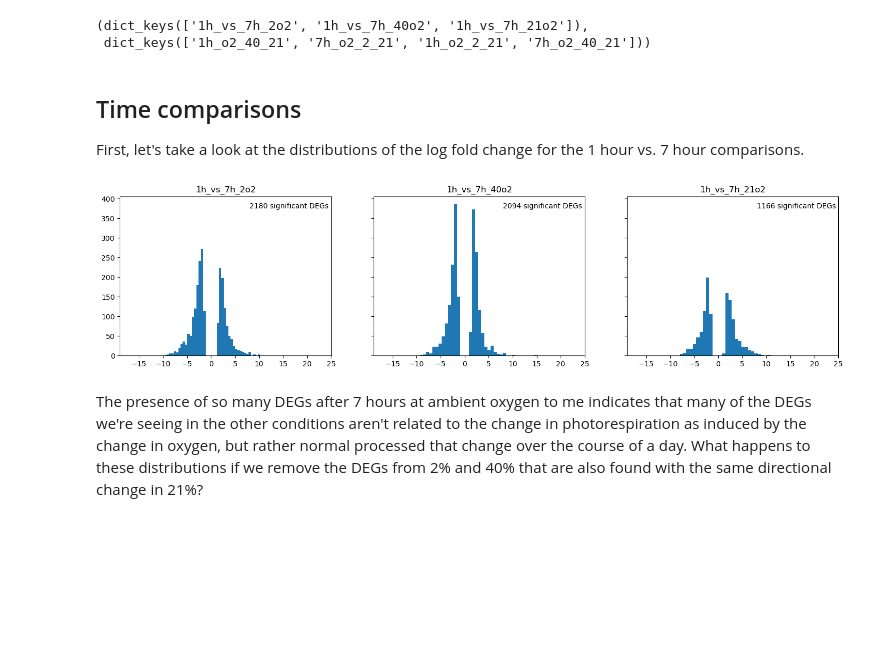
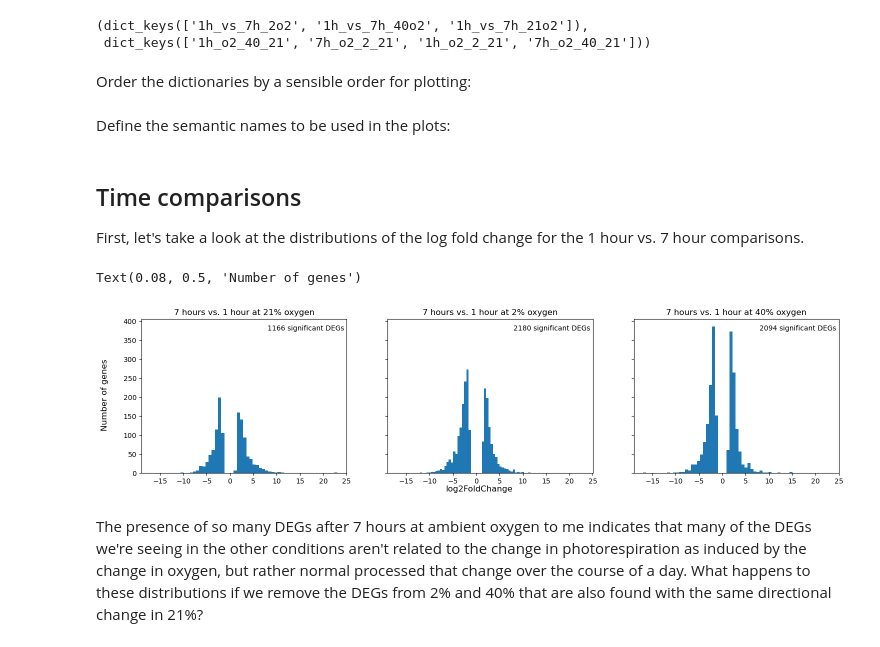
Before and after one commit to serenalotreck/photorespiration-omics, a Jupyter notebook: notebooks/transcriptomics_visualizations.ipynb, the cells around one changed output. Cells and saved outputs as stored; diff of their text form; code cells hidden in the pictures; blank space fills up the shorter version.

```diff
--- a/notebooks/transcriptomics_visualizations.ipynb
+++ b/notebooks/transcriptomics_visualizations.ipynb
@@ -37,3 +37,10 @@ time_comparisons.keys(), o2_comparisons.keys()
 # %% [output]
 (dict_keys(['1h_vs_7h_2o2', '1h_vs_7h_40o2', '1h_vs_7h_21o2']),
  dict_keys(['1h_o2_40_21', '7h_o2_2_21', '1h_o2_2_21', '7h_o2_40_21']))
+# %% [markdown]
+Order the dictionaries by a sensible order for plotting:
+# %%
+time_comparisons = {k: time_comparisons[k] for k in ['1h_vs_7h_21o2', '1h_vs_7h_2o2', '1h_vs_7h_40o2']}
+o2_comparisons = {k: o2_comparisons[k] for k in ['1h_o2_2_21', '1h_o2_40_21', '7h_o2_2_21', '7h_o2_40_21']}
+# %% [markdown]
+Define the semantic names to be used in the plots:
@@ -43,12 +61,15 @@ First, let's take a look at the distributions of the log fold change for the 1 h
 # %%
 fig, axs = plt.subplots(1, len(time_comparisons), sharex=True, sharey=True, figsize=(len(time_comparisons)*6, 4))
 
 for ax, comp in zip(axs, time_comparisons):
     ax.hist(time_comparisons[comp].log2FoldChange, bins=50)
-    ax.set_title(comp)
+    ax.set_title(conditions_semantic[comp])
     ax.text(8, 375, f'{len(time_comparisons[comp])} significant DEGs')
+fig.supxlabel('log2FoldChange')
+fig.supylabel('Number of genes', x=0.08)
 # %% [output]
+Text(0.08, 0.5, 'Number of genes')
-[figure, old version]
+[figure, new version]
 # %% [markdown]
 The presence of so many DEGs after 7 hours at ambient oxygen to me indicates that many of the DEGs we're seeing in the other conditions aren't related to the change in photorespiration as induced by the change in oxygen, but rather normal processed that change over the course of a day. What happens to these distributions if we remove the DEGs from 2% and 40% that are also found with the same directional change in 21%?
 # %%
```
Also changed, not shown: parts of 36 cells of this notebook, 3 other files.
